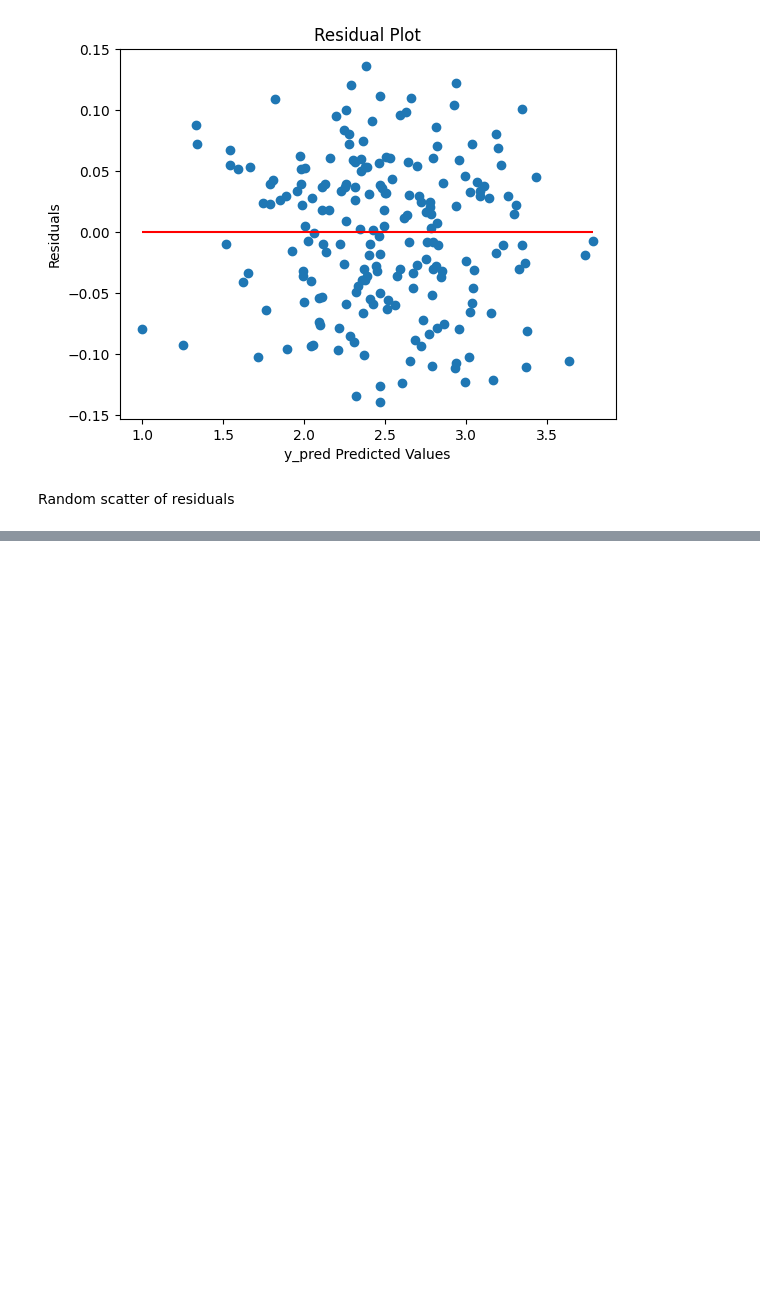
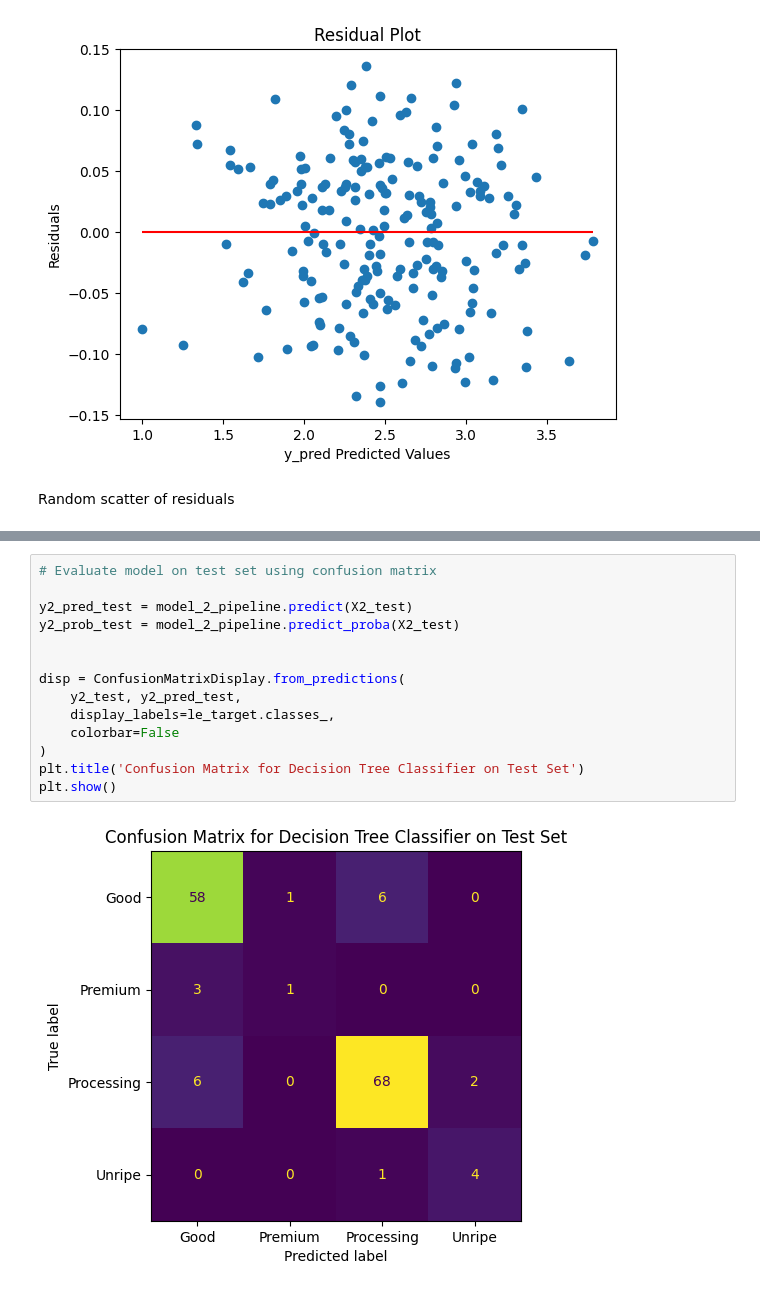
Before and after one commit to Prishab50/DS3021-Final-Project, a Jupyter notebook: bananaproject.ipynb, the cells around one changed output, grey strips where cells are left out. Drawn from its saved outputs; the diff is of its cells as text; blank space fills up the shorter version.

```diff
--- a/bananaproject.ipynb
+++ b/bananaproject.ipynb
@@ -246,0 +343,16 @@ Random scatter of residuals
+# %%
+# Evaluate model on test set using confusion matrix
+
+y2_pred_test = model_2_pipeline.predict(X2_test)
+y2_prob_test = model_2_pipeline.predict_proba(X2_test)
+
+
+disp = ConfusionMatrixDisplay.from_predictions(
+    y2_test, y2_pred_test,
+    display_labels=le_target.classes_,
+    colorbar=False
+)
+plt.title('Confusion Matrix for Decision Tree Classifier on Test Set')
+plt.show()
+# %% [output]
+[figure, added]
```
Also changed, not shown: parts of 13 cells of this notebook, 1 other file.
